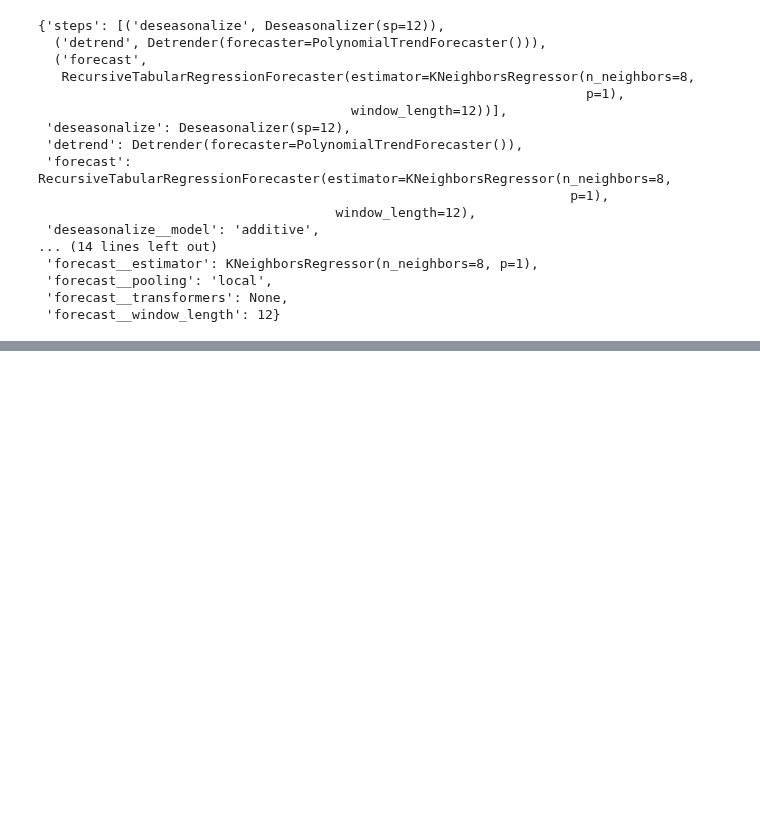
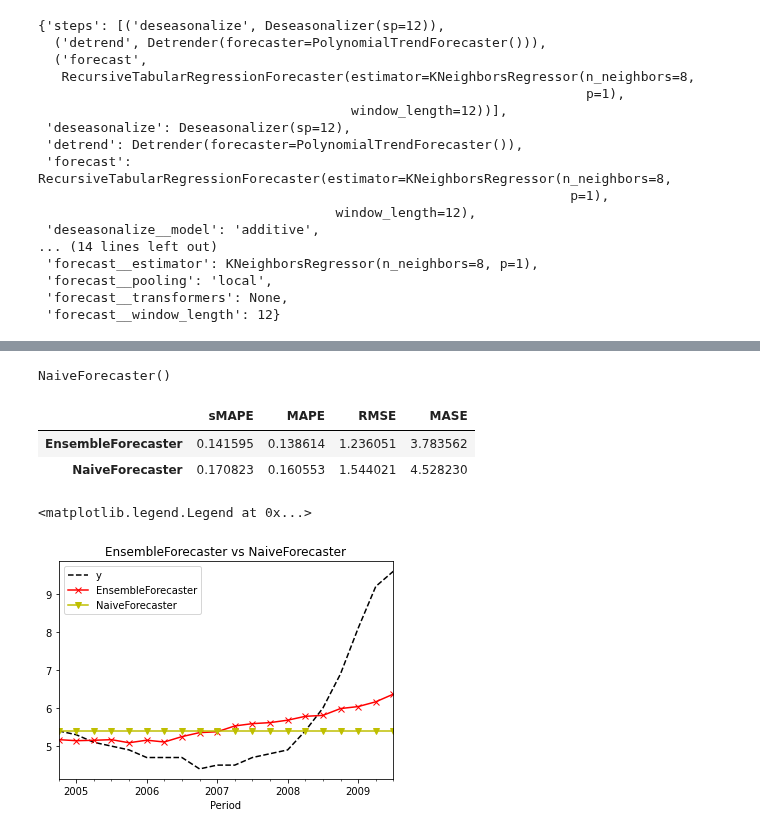
Before and after one commit to LaurbergMJ/TimeSeriesAnalysisWithPythonCookbook, a Jupyter notebook: Ch12.ipynb, the cells around one changed output, grey strips where cells are left out. Saved outputs shown, nothing was run; the diff lists cells and outputs as text; code cells hidden in the pictures; blank space fills up the shorter version.

```diff
--- a/Ch12.ipynb
+++ b/Ch12.ipynb
@@ -987,0 +1052,35 @@ model.get_params()
+# %%
+naive.fit(y=y_train, X=exog_train)
+# %% [output]
+NaiveForecaster()
+# %%
+# Once training is complete, we can use the predict method supplying the forecast horizon
+# and the test exogenous variables. This will be the unseen exog_test set
+
+fh = ForecastingHorizon(y_test.index, is_relative=None)
+# %%
+y_hat = pd.DataFrame(y_test).rename(columns={'unemp': 'test'})
+y_hat["EnsembleForecaster"] = ensemble.predict(fh=fh, X=exog_test)
+y_hat["NaiveForecaster"] = naive.predict(fh=fh, X=exog_test)
+# %%
+y_hat["RandomForest"] = naive.predict(fh=fh, X=exog_test)
+# %%
+# Use the evaluate function
+
+y_hat.rename(columns={'test': 'y'}, inplace=True)
+# %%
+evaluate(y_hat, y_train)
+# %% [output]
+|  | sMAPE | MAPE | RMSE | MASE |
+| EnsembleForecaster | 0.141595 | 0.138614 | 1.236051 | 3.783562 |
+| NaiveForecaster | 0.170823 | 0.160553 | 1.544021 | 4.528230 |
+# %%
+styles = ['k--', 'rx-', 'yv-']
+for col, s in zip(y_hat, styles):
+    y_hat[col].plot(style=s, label=col,
+                    title='EnsembleForecaster vs NaiveForecaster')
+
+plt.legend()
+# %% [output]
+<matplotlib.legend.Legend at 0x...>
+[figure, added]
```
Also changed, not shown: parts of 16 cells of this notebook.
